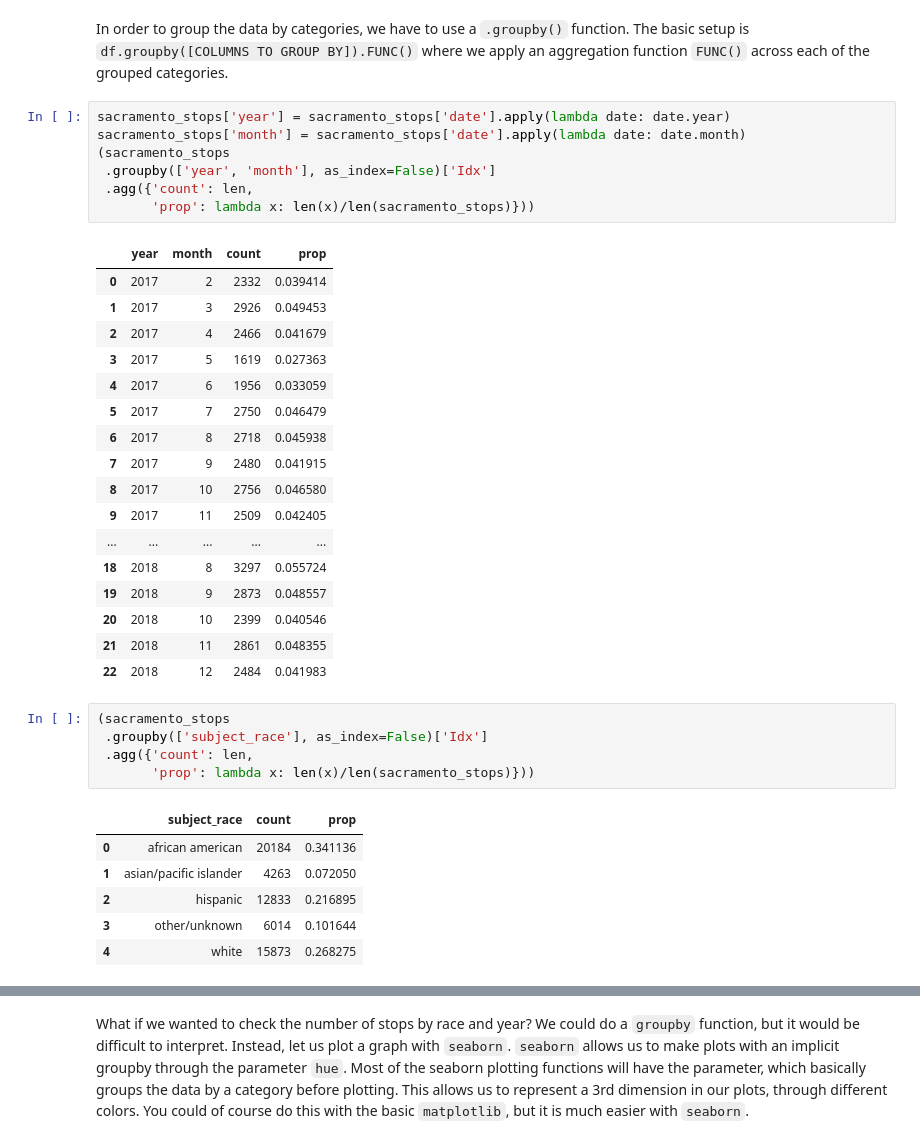
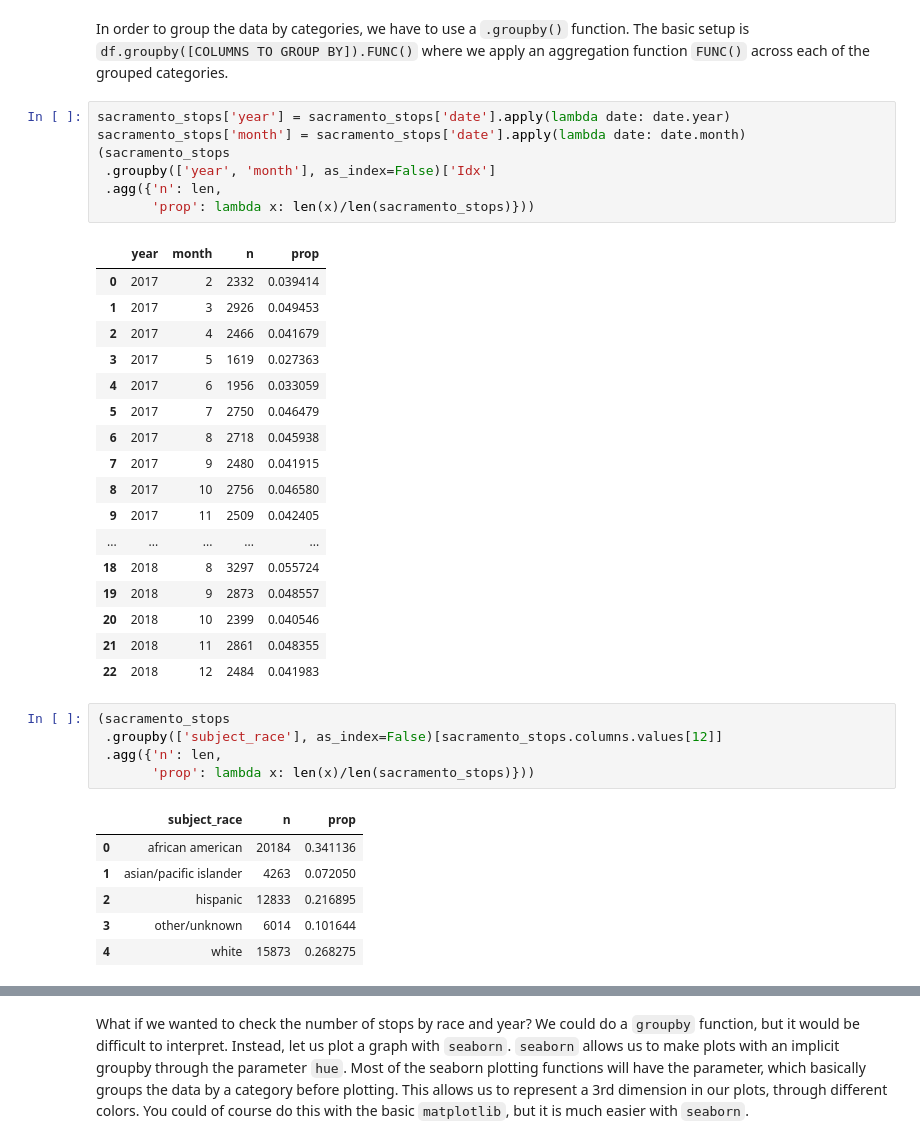
Before and after one commit to shengsiongong/ac221_police_stops, a Jupyter notebook: tutorial_guide.ipynb, the cells around one changed output, grey strips where cells are left out. Cells and saved outputs as stored; diff of their text form.

```diff
--- a/tutorial_guide.ipynb
+++ b/tutorial_guide.ipynb
@@ -183,12 +200,12 @@ In order to group the data by categories, we have to use a `.groupby()` function
 # %%
 sacramento_stops['year'] = sacramento_stops['date'].apply(lambda date: date.year)
 sacramento_stops['month'] = sacramento_stops['date'].apply(lambda date: date.month)
 (sacramento_stops
  .groupby(['year', 'month'], as_index=False)['Idx']
- .agg({'count': len,
+ .agg({'n': len,
        'prop': lambda x: len(x)/len(sacramento_stops)}))
 # %% [output]
-|  | year | month | count | prop |
+|  | year | month | n | prop |
 | 0 | 2017 | 2 | 2332 | 0.039414 |
 | 1 | 2017 | 3 | 2926 | 0.049453 |
 | 2 | 2017 | 4 | 2466 | 0.041679 |
@@ -207,11 +224,11 @@ sacramento_stops['month'] = sacramento_stops['date'].apply(lambda date: date.mon
 | 22 | 2018 | 12 | 2484 | 0.041983 |
 # %%
 (sacramento_stops
- .groupby(['subject_race'], as_index=False)['Idx']
- .agg({'count': len,
+ .groupby(['subject_race'], as_index=False)[sacramento_stops.columns.values[12]]
+ .agg({'n': len,
        'prop': lambda x: len(x)/len(sacramento_stops)}))
 # %% [output]
-|  | subject_race | count | prop |
+|  | subject_race | n | prop |
 | 0 | african american | 20184 | 0.341136 |
 | 1 | asian/pacific islander | 4263 | 0.072050 |
 | 2 | hispanic | 12833 | 0.216895 |
```
Also changed, not shown: parts of 37 cells of this notebook.
